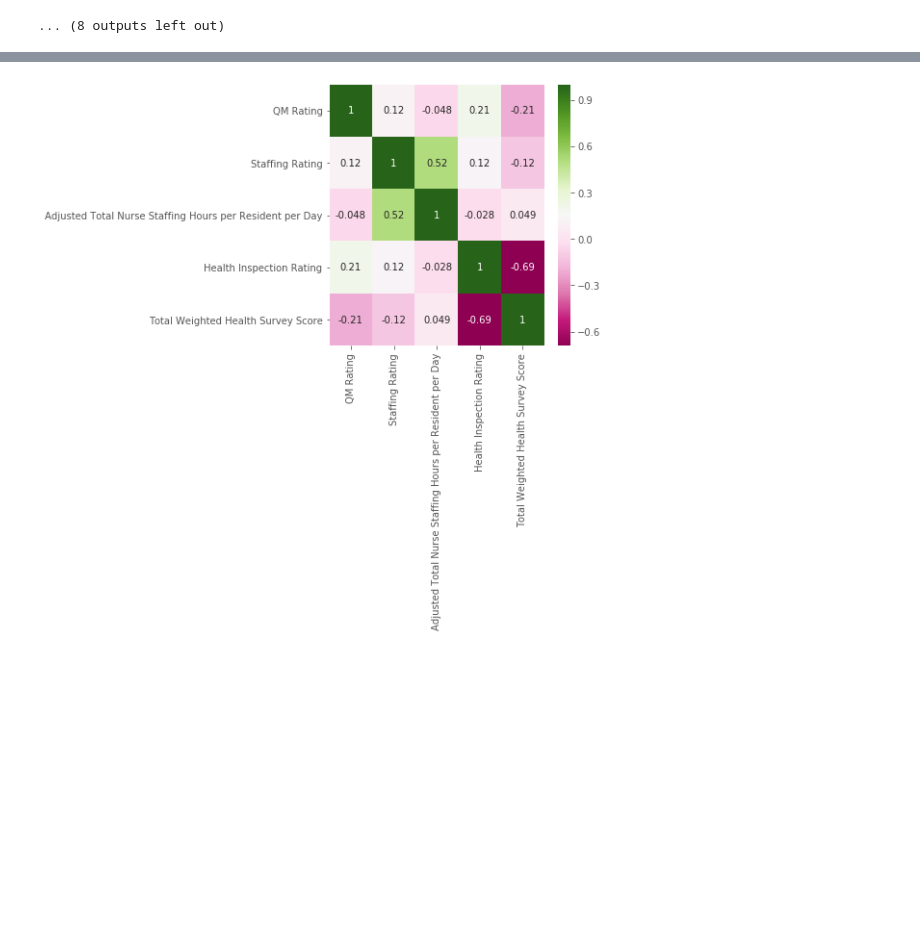
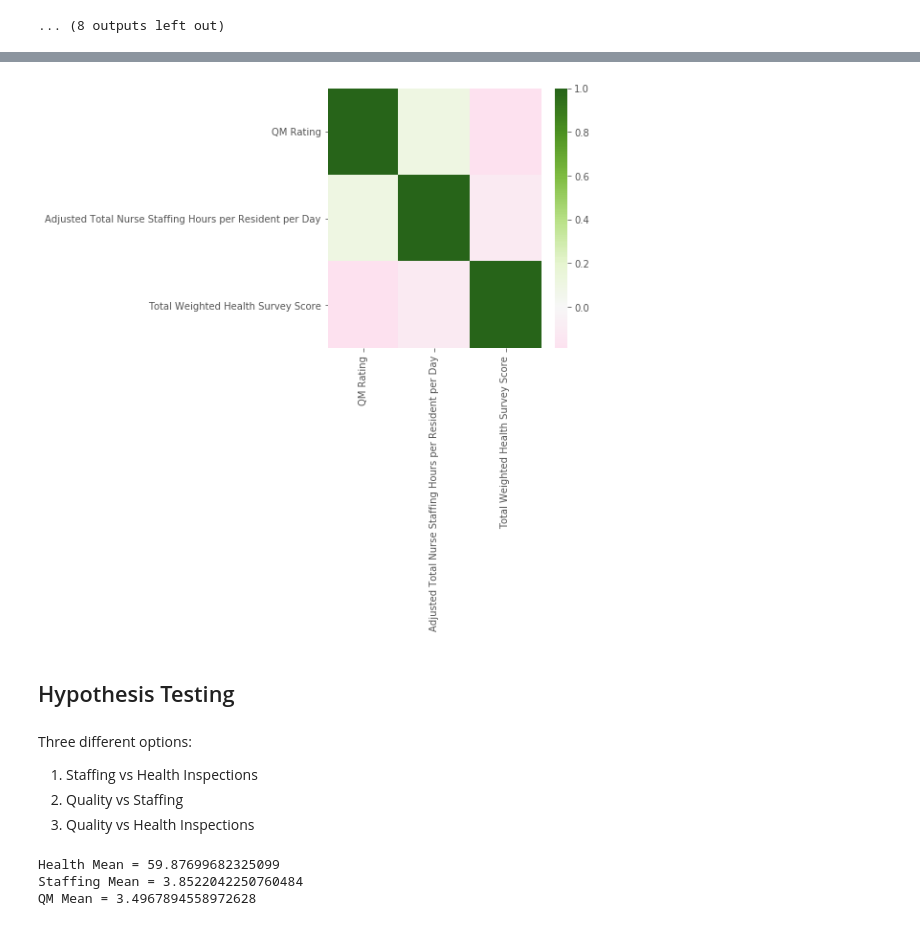
Before and after one commit to lbalido/nursing_homes, a Jupyter notebook: nursing_home.ipynb, the cells around one changed output, grey strips where cells are left out. Cells and saved outputs as stored; diff of their text form; code cells hidden in the pictures; blank space fills up the shorter version.

Commit message:
added hypothesis testing

```diff
--- a/nursing_home.ipynb
+++ b/nursing_home.ipynb
@@ -203,0 +227,8 @@ for i in list(merged_df.columns)[1:]:
+# %%
+merged_df = df_import.loc[:, ['Provider Name', 'QM Rating',
+                              'Adjusted Total Nurse Staffing Hours per Resident per Day',
+                              'Total Weighted Health Survey Score']].dropna(axis=0)
+
+#drop null values- Total 14,795 rows now
+
+merged_df.head()
@@ -204,5 +306,23 @@ for i in list(merged_df.columns)[1:]:
 # %%
 plt.figure(figsize=(5,5))
-sns.heatmap(merged_df.corr(), cmap="PiYG", annot=True);
+sns.heatmap(merged_df.corr(), cmap="PiYG", annot=False, center=0);
 # %% [output]
-[figure, old version]
+[figure, new version]
+# %% [markdown]
+## Hypothesis Testing
+# %% [markdown]
+Three different options:
+
+1. Staffing vs Health Inspections
+2. Quality vs Staffing
+3. Quality vs Health Inspections
+# %%
+health_mean = np.mean((health))
+staffing_mean = np.mean(staffing)
+QM_mean = np.mean(QM)
+
+print('Health Mean = {}\nStaffing Mean = {}\nQM Mean = {}'.format(health_mean, staffing_mean, QM_mean))
+# %% [output]
+Health Mean = 59.87699682325099
+Staffing Mean = 3.8522042250760484
+QM Mean = 3.4967894558972628
```
Also changed, not shown: parts of 44 cells of this notebook.
